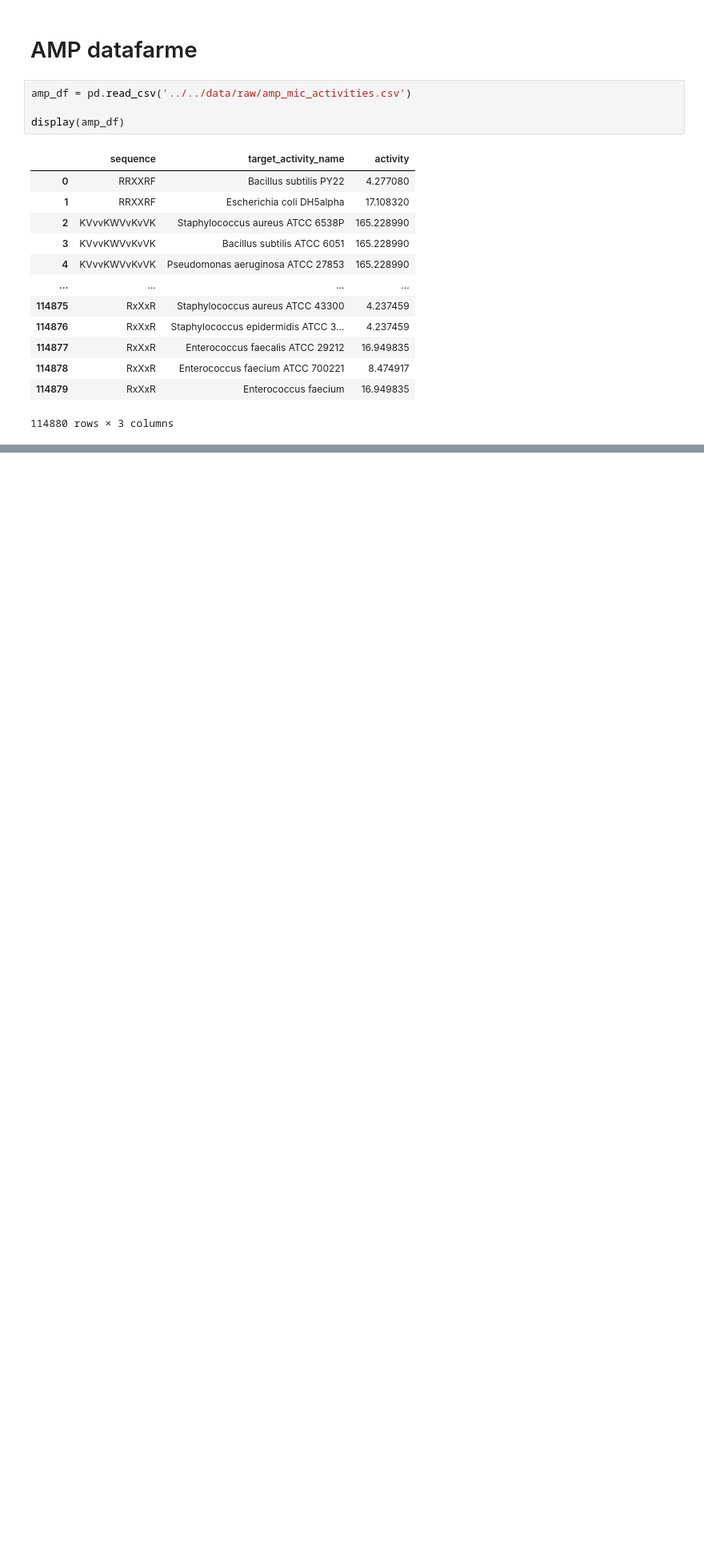
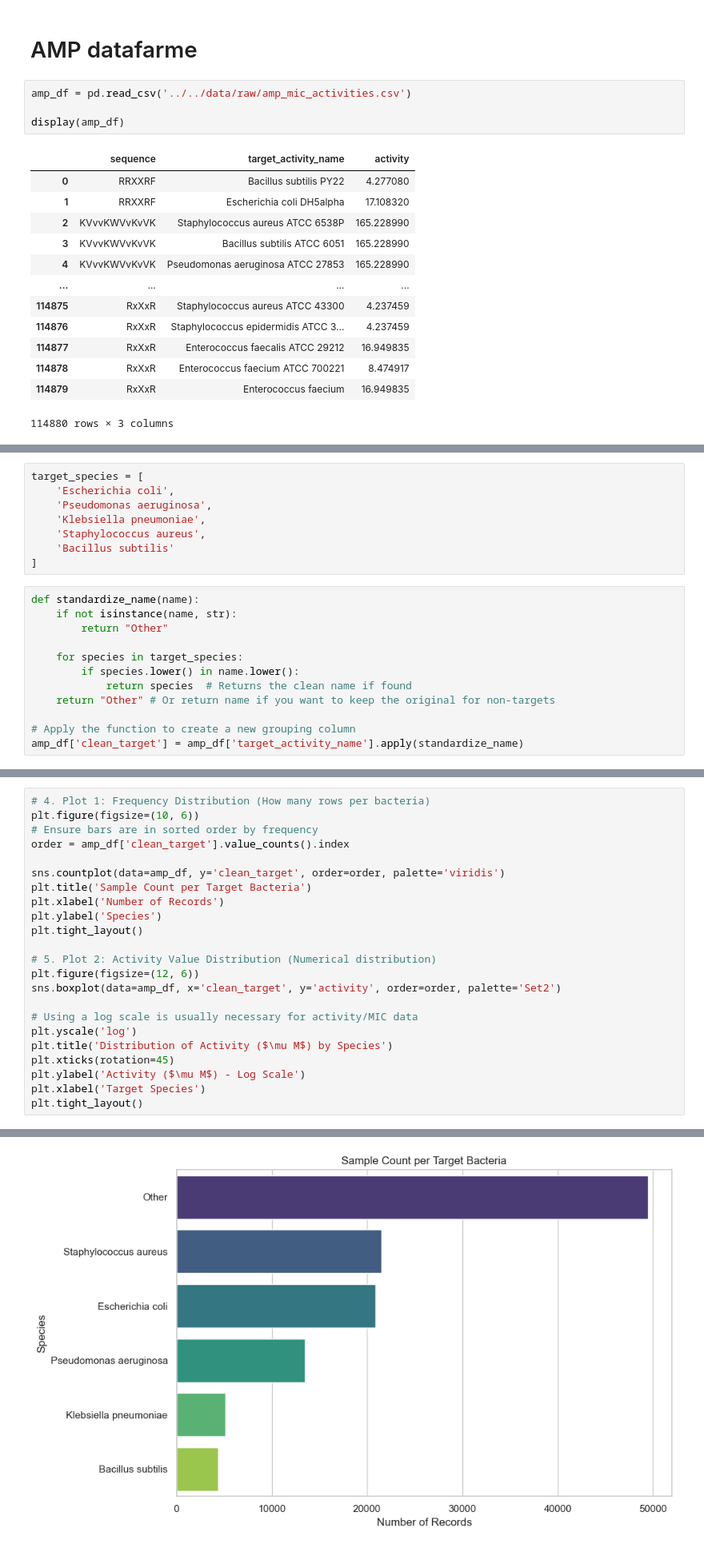
Before and after one commit to nmach22/amp-prediction, a Jupyter notebook: notebooks/01_eda/feature_analysis.ipynb, the cells around one changed output, grey strips where cells are left out. Shown at 80% size. Drawn from its saved outputs; the diff is of its cells as text; blank space fills up the shorter version.

Commit message:
analyze bacterias

```diff
--- a/notebooks/01_eda/feature_analysis.ipynb
+++ b/notebooks/01_eda/feature_analysis.ipynb
@@ -777,0 +785,20 @@ display(amp_df)
+# %%
+target_species = [
+    'Escherichia coli',
+    'Pseudomonas aeruginosa',
+    'Klebsiella pneumoniae',
+    'Staphylococcus aureus',
+    'Bacillus subtilis'
+]
+# %%
+def standardize_name(name):
+    if not isinstance(name, str):
+        return "Other"
+
+    for species in target_species:
+        if species.lower() in name.lower():
+            return species  # Returns the clean name if found
+    return "Other" # Or return name if you want to keep the original for non-targets
+
+# Apply the function to create a new grouping column
+amp_df['clean_target'] = amp_df['target_activity_name'].apply(standardize_name)
@@ -777,0 +821,24 @@ display(amp_df)
+# %%
+# 4. Plot 1: Frequency Distribution (How many rows per bacteria)
+plt.figure(figsize=(10, 6))
+# Ensure bars are in sorted order by frequency
+order = amp_df['clean_target'].value_counts().index
+
+sns.countplot(data=amp_df, y='clean_target', order=order, palette='viridis')
+plt.title('Sample Count per Target Bacteria')
+plt.xlabel('Number of Records')
+plt.ylabel('Species')
+plt.tight_layout()
+
+# 5. Plot 2: Activity Value Distribution (Numerical distribution)
+plt.figure(figsize=(12, 6))
+sns.boxplot(data=amp_df, x='clean_target', y='activity', order=order, palette='Set2')
+
+# Using a log scale is usually necessary for activity/MIC data
+plt.yscale('log')
+plt.title('Distribution of Activity ($\mu M$) by Species')
+plt.xticks(rotation=45)
+plt.ylabel('Activity ($\mu M$) - Log Scale')
+plt.xlabel('Target Species')
+plt.tight_layout()
+# %% [output]
@@ -777,0 +852 @@ display(amp_df)
+[figure, added]
```
Also changed, not shown: parts of 3 cells of this notebook.
